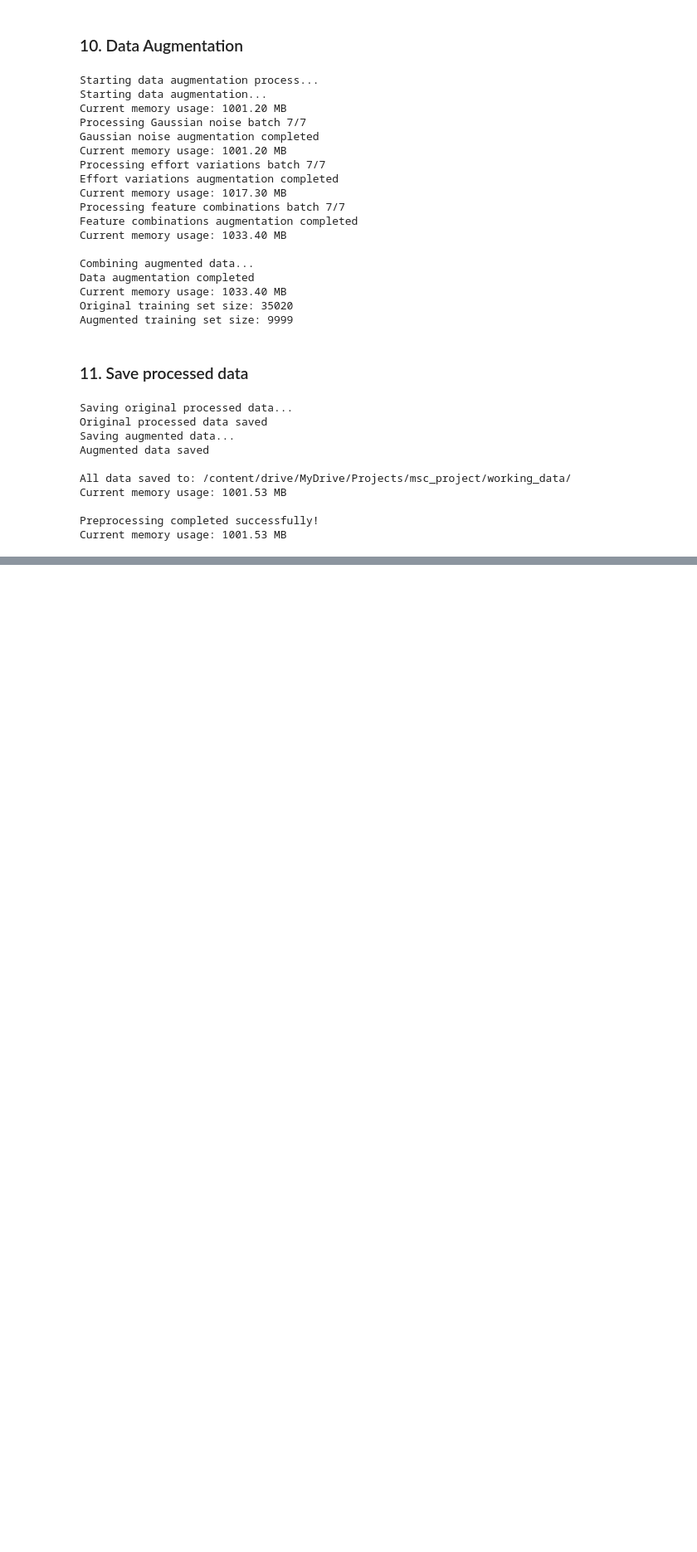
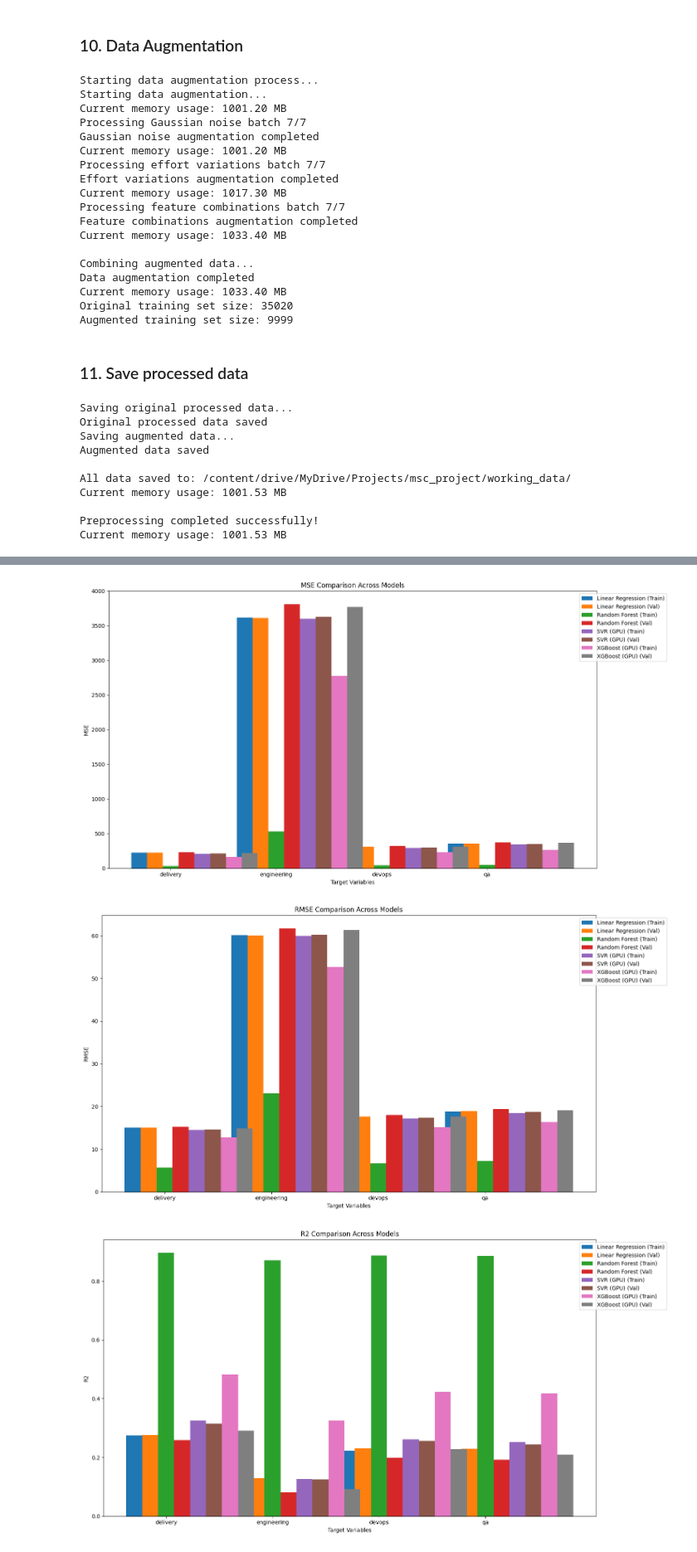
Before and after one commit to thegayankalinga/Software-Effort-Estimation-Model, a Jupyter notebook: see_implementation_phase01_v4.ipynb, the cells around one changed output, grey strips where cells are left out. Shown at 83% size. Drawn from its saved outputs; the diff is of its cells as text; code cells hidden in the pictures; blank space fills up the shorter version.

```diff
--- a/see_implementation_phase01_v4.ipynb
+++ b/see_implementation_phase01_v4.ipynb
@@ -457,0 +512,18 @@ Current memory usage: 1001.53 MB
+# %%
+# Load the preprocessed data
+def load_data(save_path):
+    """Load the preprocessed training and validation data"""
+    print("Loading data...")
+    X_train = np.load(f'{save_path}X_train.npy', allow_pickle=True)
+    y_train = np.load(f'{save_path}y_train.npy', allow_pickle=True)
+    X_val = np.load(f'{save_path}X_val.npy', allow_pickle=True)
+    y_val = np.load(f'{save_path}y_val.npy', allow_pickle=True)
+
+    print(f"Training set shape: {X_train.shape}")
+    print(f"Validation set shape: {X_val.shape}")
+
+    return X_train, y_train, X_val, y_val
+
+# Set path
+# base_path = '/content/drive/MyDrive/Projects/msc_project/working_data/'
+X_train, y_train, X_val, y_val = load_data(save_path)
@@ -457,0 +667,33 @@ Current memory usage: 1001.53 MB
+# %%
+# Visualize results
+def plot_metric_comparison(results_df, metric):
+    plt.figure(figsize=(15, 8))
+    models = results_df['Model'].unique()
+    targets = results_df['Target'].unique()
+
+    x = np.arange(len(targets))
+    width = 0.15
+    multiplier = 0
+
+    for model in models:
+        model_data = results_df[results_df['Model'] == model][metric]
+        offset = width * multiplier
+        rects = plt.bar(x + offset, model_data, width, label=model)
+        multiplier += 1
+
+    plt.xlabel('Target Variables')
+    plt.ylabel(metric)
+    plt.title(f'{metric} Comparison Across Models')
+    plt.xticks(x + width * 2, targets)
+    plt.legend(loc='upper right', bbox_to_anchor=(1.15, 1))
+    plt.tight_layout()
+    plt.show()
+
+# Plot comparisons for each metric
+metrics = ['MSE', 'RMSE', 'R2', 'MMRE', 'MAPE']
+for metric in metrics:
+    plot_metric_comparison(results_df, metric)
+# %% [output]
+[figure, added]
+[figure, added]
+[figure, added]
```
Also changed, not shown: parts of 13 cells of this notebook.
